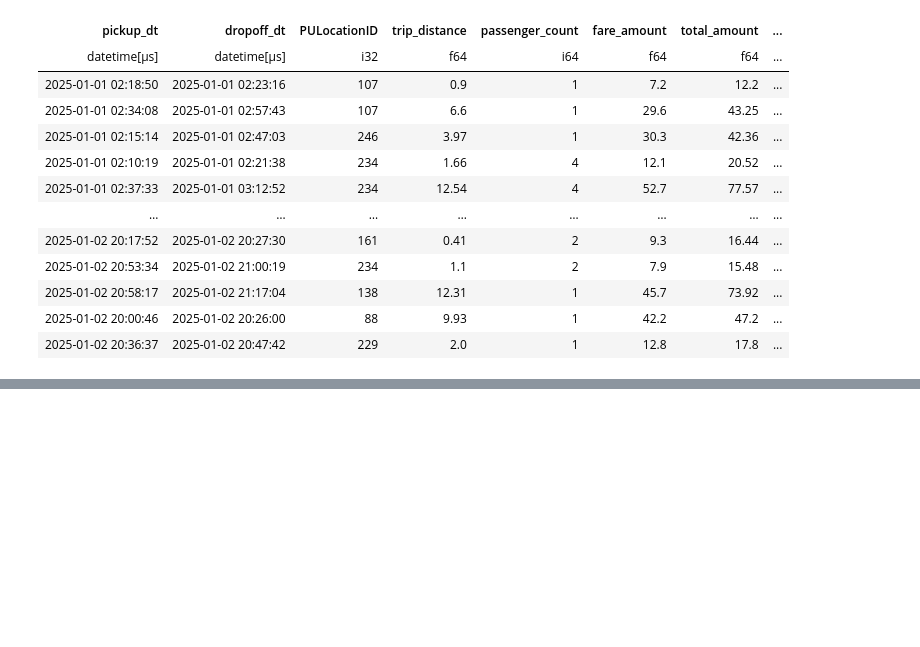
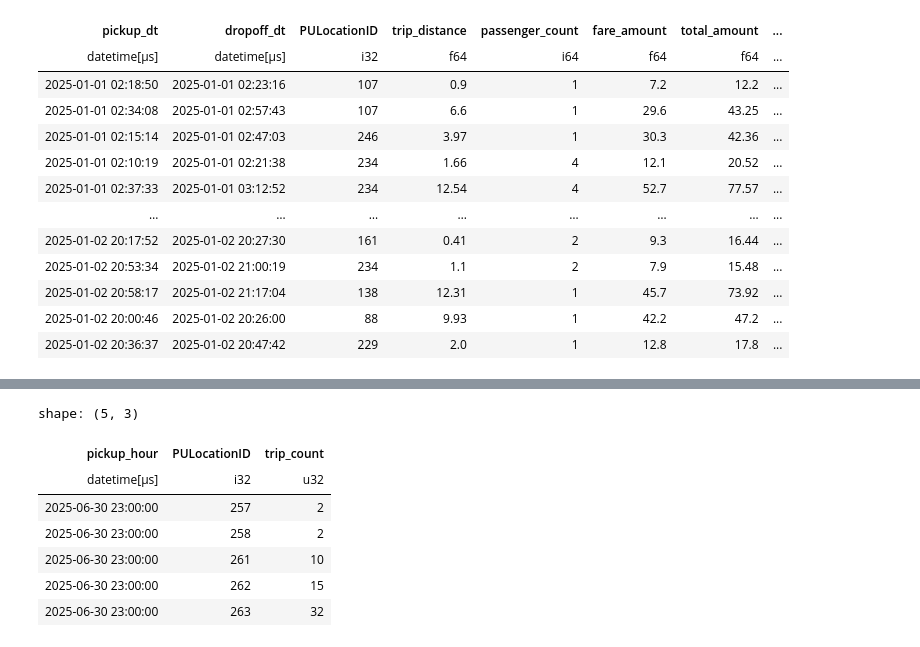
Before and after one commit to anjaneyajavvadi/Ride-Demand-Prediction-System, a Jupyter notebook: notebooks/v1.ipynb, the cells around one changed output, grey strips where cells are left out. Drawn from its saved outputs; the diff is of its cells as text; code cells hidden in the pictures; blank space fills up the shorter version.

```diff
--- a/notebooks/v1.ipynb
+++ b/notebooks/v1.ipynb
@@ -174,0 +191,11 @@ shape: (122_010, 8)
+# %%
+train_df.tail()
+# %% [output]
+shape: (5, 3)
+| pickup_hour | PULocationID | trip_count |
+| datetime[μs] | i32 | u32 |
+| 2025-06-30 23:00:00 | 257 | 2 |
+| 2025-06-30 23:00:00 | 258 | 2 |
+| 2025-06-30 23:00:00 | 261 | 10 |
+| 2025-06-30 23:00:00 | 262 | 15 |
+| 2025-06-30 23:00:00 | 263 | 32 |
```
Also changed, not shown: parts of 5 cells of this notebook, 1 other file.
